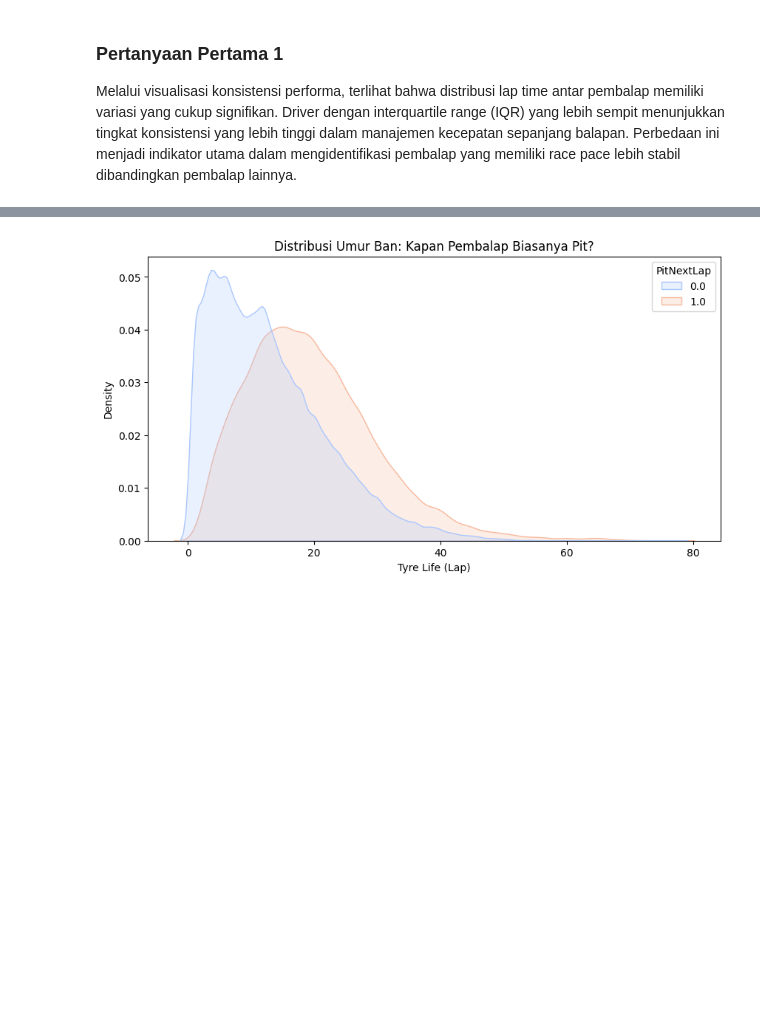
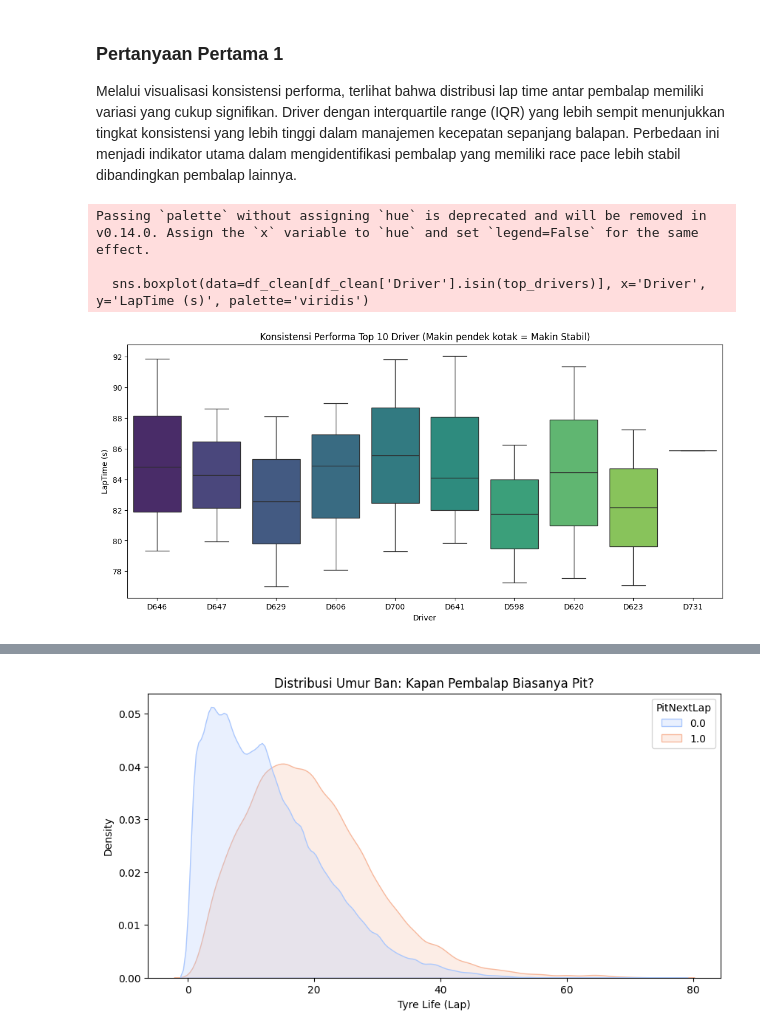
Before and after one commit to dzikri007/Machhine-Learning-F1-Prediction-, a Jupyter notebook: F1_Prediction.ipynb, the cells around one changed output, grey strips where cells are left out. Drawn from its saved outputs; the diff is of its cells as text; code cells hidden in the pictures; blank space fills up the shorter version.

Commit message:
Implement code changes to enhance functionality and improve performance

```diff
--- a/F1_Prediction.ipynb
+++ b/F1_Prediction.ipynb
@@ -103,3 +91,16 @@ Passing `palette` without assigning `hue` is deprecated and will be removed in v
 # %% [markdown]
 ### Pertanyaan Pertama 1
 Melalui visualisasi konsistensi performa, terlihat bahwa distribusi lap time antar pembalap memiliki variasi yang cukup signifikan. Driver dengan interquartile range (IQR) yang lebih sempit menunjukkan tingkat konsistensi yang lebih tinggi dalam manajemen kecepatan sepanjang balapan. Perbedaan ini menjadi indikator utama dalam mengidentifikasi pembalap yang memiliki race pace lebih stabil dibandingkan pembalap lainnya.
+# %%
+df_clean = df_train.copy() # Initialize df_clean with df_train data
+plt.figure(figsize=(14, 6))
+# Kita ambil top 10 driver biar nggak terlalu penuh di X-axis
+top_drivers = df_clean.groupby('Driver')['LapTime (s)'].median().nsmallest(10).index
+sns.boxplot(data=df_clean[df_clean['Driver'].isin(top_drivers)], x='Driver', y='LapTime (s)', palette='viridis')
+plt.title("Konsistensi Performa Top 10 Driver (Makin pendek kotak = Makin Stabil)")
+plt.show()
+# %% [output]
+Passing `palette` without assigning `hue` is deprecated and will be removed in v0.14.0. Assign the `x` variable to `hue` and set `legend=False` for the same effect.
+
+  sns.boxplot(data=df_clean[df_clean['Driver'].isin(top_drivers)], x='Driver', y='LapTime (s)', palette='viridis')
+[figure, added]
```
Also changed, not shown: parts of 17 cells of this notebook.
